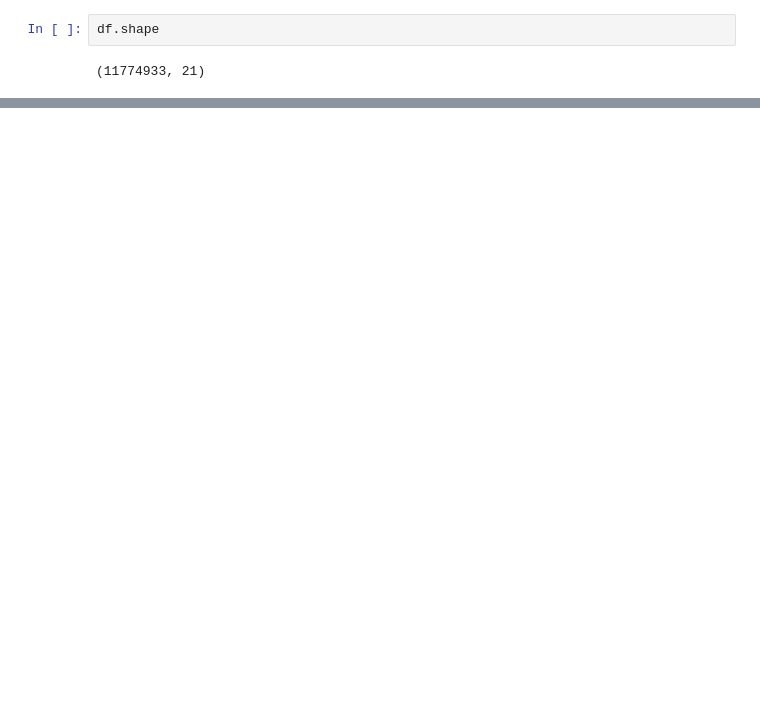
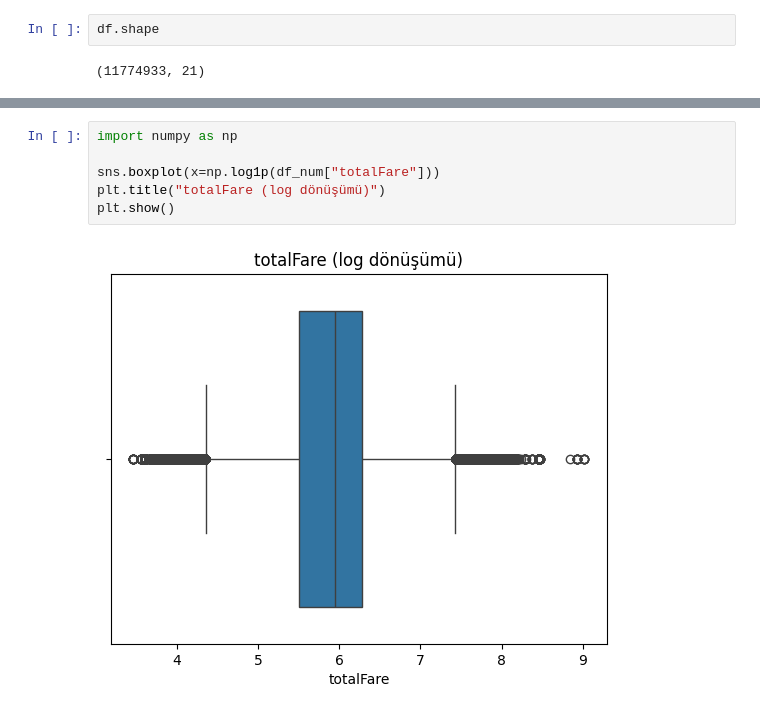
Before and after one commit to meozbrls/Flight_Prices_Analysis, a Jupyter notebook: notebooks/flight_prices_analysis.ipynb, the cells around one changed output, grey strips where cells are left out. Saved outputs shown, nothing was run; the diff lists cells and outputs as text; blank space fills up the shorter version.

```diff
--- a/notebooks/flight_prices_analysis.ipynb
+++ b/notebooks/flight_prices_analysis.ipynb
@@ -86,0 +112,8 @@ display(df[num_cols].describe(include="all").T)
+# %%
+import numpy as np
+
+sns.boxplot(x=np.log1p(df_num["totalFare"]))
+plt.title("totalFare (log dönüşümü)")
+plt.show()
+# %% [output]
+[figure, added]
```
Also changed, not shown: parts of 14 cells of this notebook.
